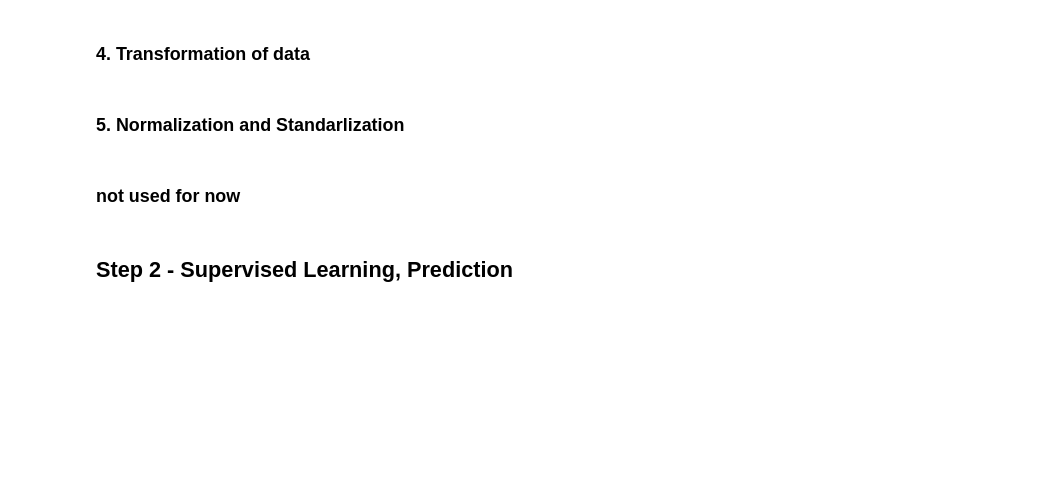
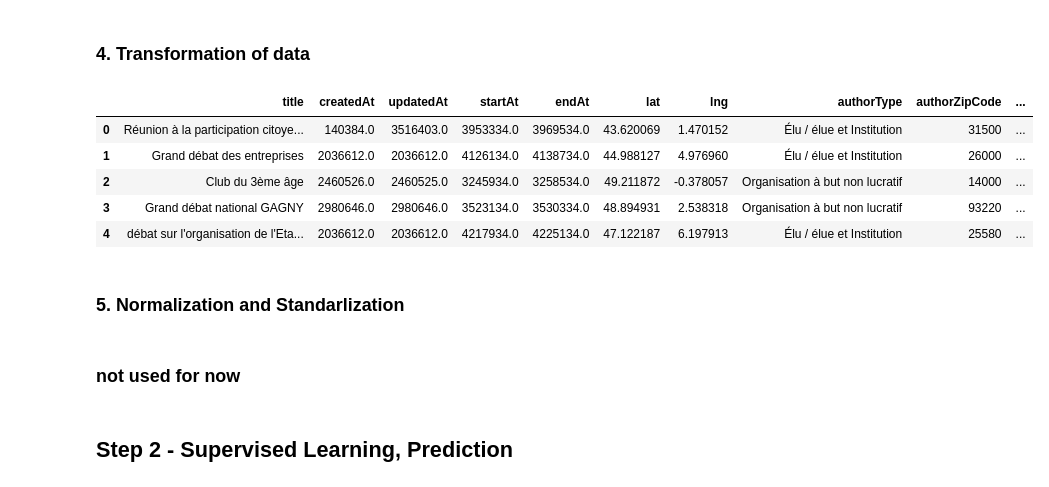
Before and after one commit to Pepper-Targaryen/GrandDebatNational, a Jupyter notebook: Project-T2.ipynb, the cells around one changed output. Cells and saved outputs as stored; diff of their text form; code cells hidden in the pictures; blank space fills up the shorter version.

Commit message:
change date string to numbers add a column of duration

```diff
--- a/Project-T2.ipynb
+++ b/Project-T2.ipynb
@@ -122,2 +122,30 @@ events_new.head()
+# %%
+events_new = events_new.dropna(subset=["createdAt", "updatedAt", "startAt", "endAt"])
+# %%
+# transform the date to timestamp
+events_new["createdAt"] = pd.to_datetime(events_new["createdAt"])
+first_time = events_new["createdAt"].min()
+events_new["createdAt"] = (events_new["createdAt"] - first_time)  / np.timedelta64(1,'s')
+
+events_new["updatedAt"] = pd.to_datetime(events_new["updatedAt"])
+events_new["updatedAt"] = (events_new["updatedAt"] - first_time)  / np.timedelta64(1,'s')
+
+events_new["startAt"] = pd.to_datetime(events_new["startAt"])
+events_new["startAt"] = (events_new["startAt"] - first_time)  / np.timedelta64(1,'s')
+
+events_new["endAt"] = pd.to_datetime(events_new["endAt"])
+events_new["endAt"] = (events_new["endAt"] - first_time)  / np.timedelta64(1,'s')
+# %%
+# add duration to the data set
+events_new["duration"] = events_new["endAt"] - events_new["startAt"]
+# %%
+events_new.head()
+# %% [output]
+|  | title | createdAt | updatedAt | startAt | endAt | lat | lng | authorType | authorZipCode | ... |
+| 0 | Réunion à la participation citoye... | 140384.0 | 3516403.0 | 3953334.0 | 3969534.0 | 43.620069 | 1.470152 | Élu / élue et Institution | 31500 | ... |
+| 1 | Grand débat des entreprises | 2036612.0 | 2036612.0 | 4126134.0 | 4138734.0 | 44.988127 | 4.976960 | Élu / élue et Institution | 26000 | ... |
+| 2 | Club du 3ème âge | 2460526.0 | 2460525.0 | 3245934.0 | 3258534.0 | 49.211872 | -0.378057 | Organisation à but non lucratif | 14000 | ... |
+| 3 | Grand débat national GAGNY | 2980646.0 | 2980646.0 | 3523134.0 | 3530334.0 | 48.894931 | 2.538318 | Organisation à but non lucratif | 93220 | ... |
+| 4 | débat sur l'organisation de l'Eta... | 2036612.0 | 2036612.0 | 4217934.0 | 4225134.0 | 47.122187 | 6.197913 | Élu / élue et Institution | 25580 | ... |
 # %%
 # TODO transform title
```
Also changed, not shown: parts of 3 cells of this notebook.
